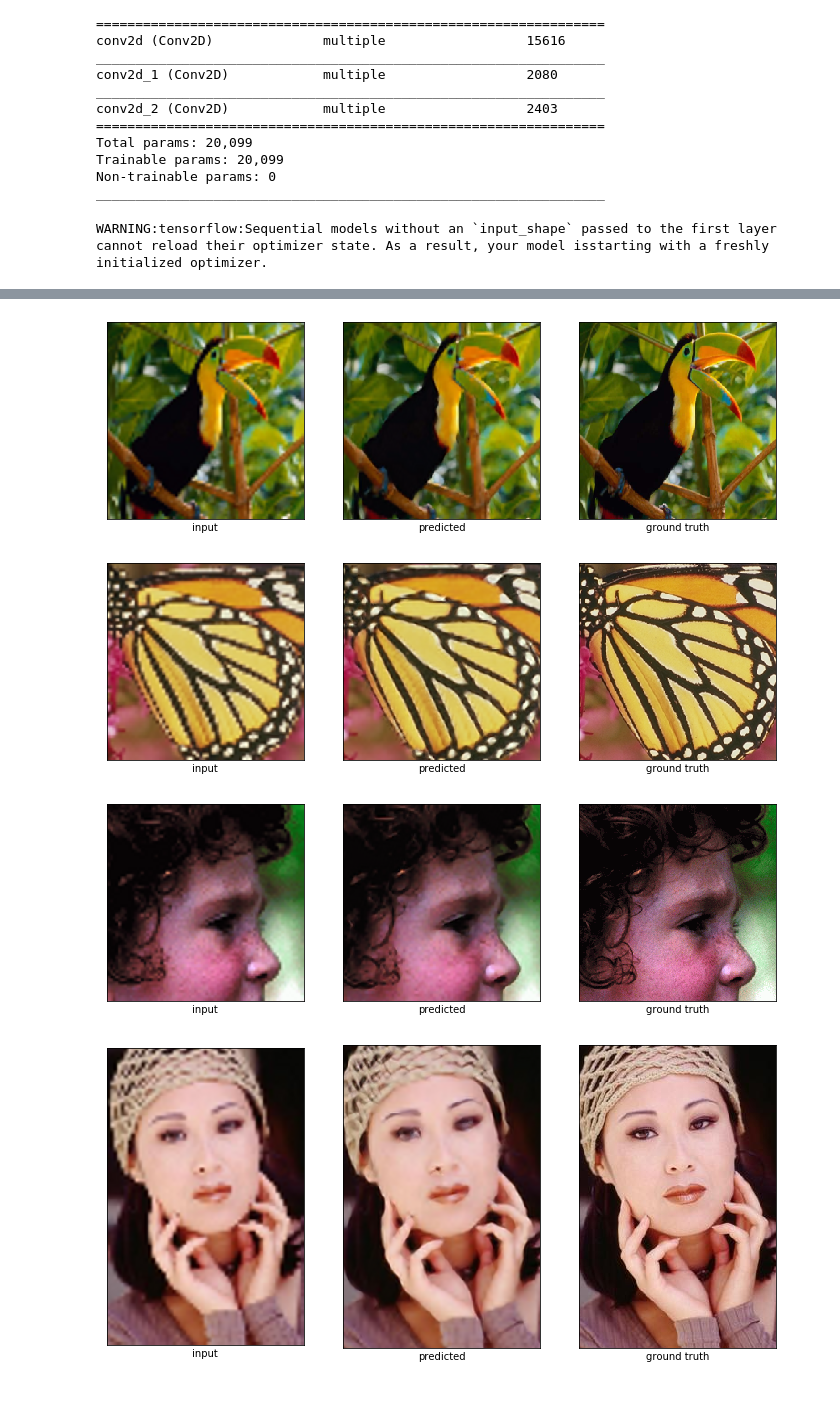
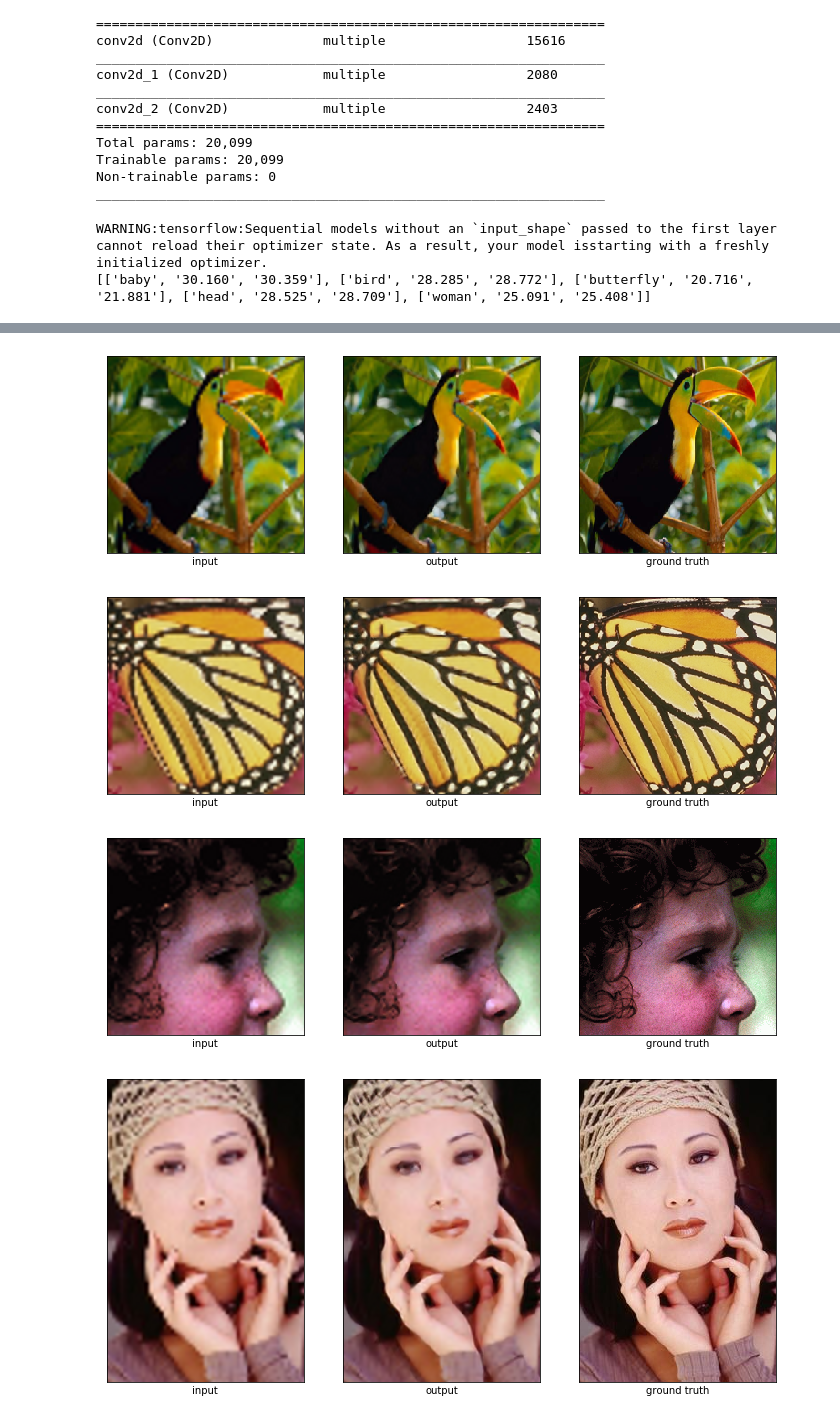
Before and after one commit to juliabeliaeva/srcnn, a Jupyter notebook: srcnn.ipynb, the cells around one changed output, grey strips where cells are left out. Drawn from its saved outputs; the diff is of its cells as text; code cells hidden in the pictures.

```diff
--- a/srcnn.ipynb
+++ b/srcnn.ipynb
@@ -56,13 +56,13 @@ def prepare_input_image(original_image, input_h, input_w, scale):
     input_image = resize(degraded_image, size=[input_h, input_w], method=tf.image.ResizeMethod.BICUBIC)
     return tf.image.convert_image_dtype(input_image, dtype=tf.float32)
 
-def prepare_output_image(original_image, input_size, output_size):
-    if output_size == input_size & output_size == input_size:
+def prepare_output_image(original_image, input_h, input_w, output_h, output_w):
+    if output_h == input_h & output_w == input_w:
         output = original_image
     else:
-        new_x = (input_size - output_size) // 2
-        new_y = (input_size - output_size) // 2
-        output = tf.image.crop_to_bounding_box(original_image, new_y, new_x, output_size, output_size)
+        new_x = (input_w - output_w) // 2
+        new_y = (input_h - output_h) // 2
+        output = tf.image.crop_to_bounding_box(original_image, new_y, new_x, output_h, output_w)
     return tf.image.convert_image_dtype(output, dtype=tf.float32)
 
 def prepare_crops(filename, input_size, stride, scale, padding=None):
@@ -77,7 +77,7 @@ def prepare_crops(filename, input_size, stride, scale, padding=None):
 def parse_function(filename, input_size, output_size, stride, scale):
     crops = prepare_crops(filename, input_size, stride, scale)
     input_dataset = tf.data.Dataset.from_tensors(crops).map(lambda img: prepare_input_image(img, input_size, input_size, scale))
-    output_dataset = tf.data.Dataset.from_tensors(crops).map(lambda img: prepare_output_image(img, input_size, output_size))
+    output_dataset = tf.data.Dataset.from_tensors(crops).map(lambda img: prepare_output_image(img, input_size, input_size, output_size, output_size))
     result = tf.data.Dataset.zip((input_dataset, output_dataset))
     return result
 # %%
@@ -248,43 +269,25 @@ psnr = []
 for filename in tf.io.matching_files("datasets/Test/Set5/*.bmp"):
     image_string = tf.io.read_file(filename)
     image = tf.image.decode_bmp(image_string, channels=3)
+    h, w, _ = image.get_shape()
 
-    h, w, _ = image.get_shape()
+    input = prepare_input_image(image, h, w, scale=4)
+
     padding = (input_size - output_size) // 2
-    ground_truth = tf.image.crop_to_bounding_box(image, padding, padding, h - 2*padding, w - 2*padding)
-
-    image = prepare_input_image(image, h, w, scale=4)
-
-    cropped_input = tf.image.crop_to_bounding_box(image, padding, padding, h - 2*padding, w - 2*padding)
-    psnr_bicubic = tf.image.psnr(cropped_input, ground_truth, max_val=1.0)
-
-    predicted = tf.clip_by_value(restored_model(tf.expand_dims(image, 0))[0], 0, 1)
-    psnr_predicted = tf.image.psnr(predicted, ground_truth, max_val=1.0)
-
-    saved_filename = filename + ".png"
-    tf.io.write_file(saved_filename, tf.image.encode_png(tf.image.convert_image_dtype(predicted, dtype=tf.uint8)))
-
-    plt.figure(figsize=(12, 12))
-    plt.subplot(1, 3, 1)
-    plot_image(image, "input")
-
-    plt.subplot(1, 3, 2)
-    plot_image(predicted, "predicted")
-
-    plt.subplot(1, 3, 3)
-    plot_image(ground_truth, "ground truth")
+    gt = prepare_output_image(image, h, w, h - 2*padding, w - 2*padding)
 
     short_name = os.path.split(f"{filename}")[1]
     last_index = short_name.find("_")
+    short_name = short_name[:last_index]
 
-    short_name = short_name[:last_index]
-    psnr.append([short_name, f"{psnr_bicubic:.3f}", f"{psnr_predicted:.3f}"])
+    # can't use plot_predictions on all images since they have different sizes
+    psnr = psnr + plot_predictions(restored_model, [short_name], [input], [gt])
 
-
-import pandas as pd
-pd.DataFrame(psnr, columns=["Image Name", "PSNR: Input", "PSNR: SRCNN"])
+print(psnr)
+display(pd.DataFrame(psnr, columns=["Image Name", "PSNR: Input", "PSNR: SRCNN"]))
 # %% [output]
 WARNING:tensorflow:Sequential models without an `input_shape` passed to the first layer cannot reload their optimizer state. As a result, your model isstarting with a freshly initialized optimizer.
+[['baby', '30.160', '30.359'], ['bird', '28.285', '28.772'], ['butterfly', '20.716', '21.881'], ['head', '28.525', '28.709'], ['woman', '25.091', '25.408']]
 |  | Image Name | PSNR: Input | PSNR: SRCNN |
 | 0 | baby | 30.160 | 30.359 |
 | 1 | bird | 28.285 | 28.772 |
@@ -295,4 +298,4 @@ WARNING:tensorflow:Sequential models without an `input_shape` passed to the firs
-[figure, old version]
+[figure, new version]
-[figure, old version]
+[figure, new version]
-[figure, old version]
+[figure, new version]
-[figure, old version]
+[figure, new version]
```
Also changed, not shown: parts of 3 cells of this notebook.
